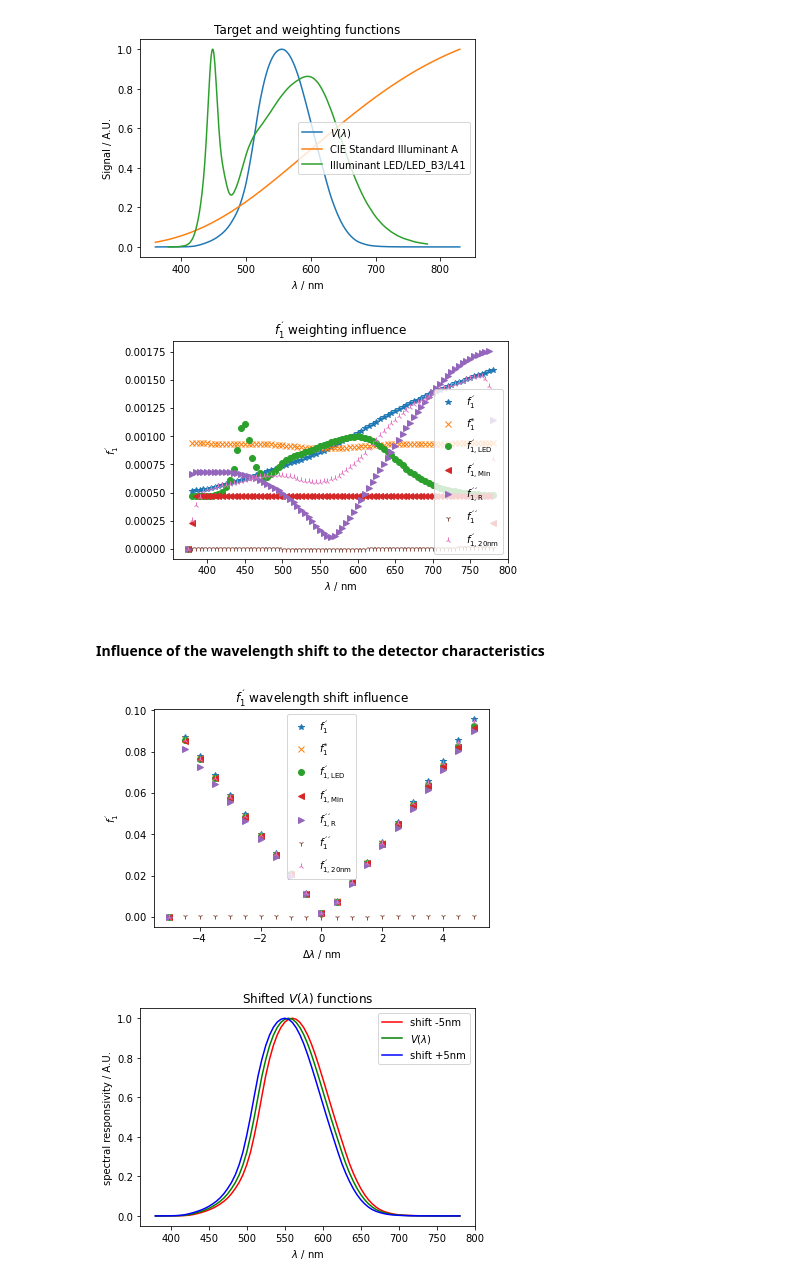
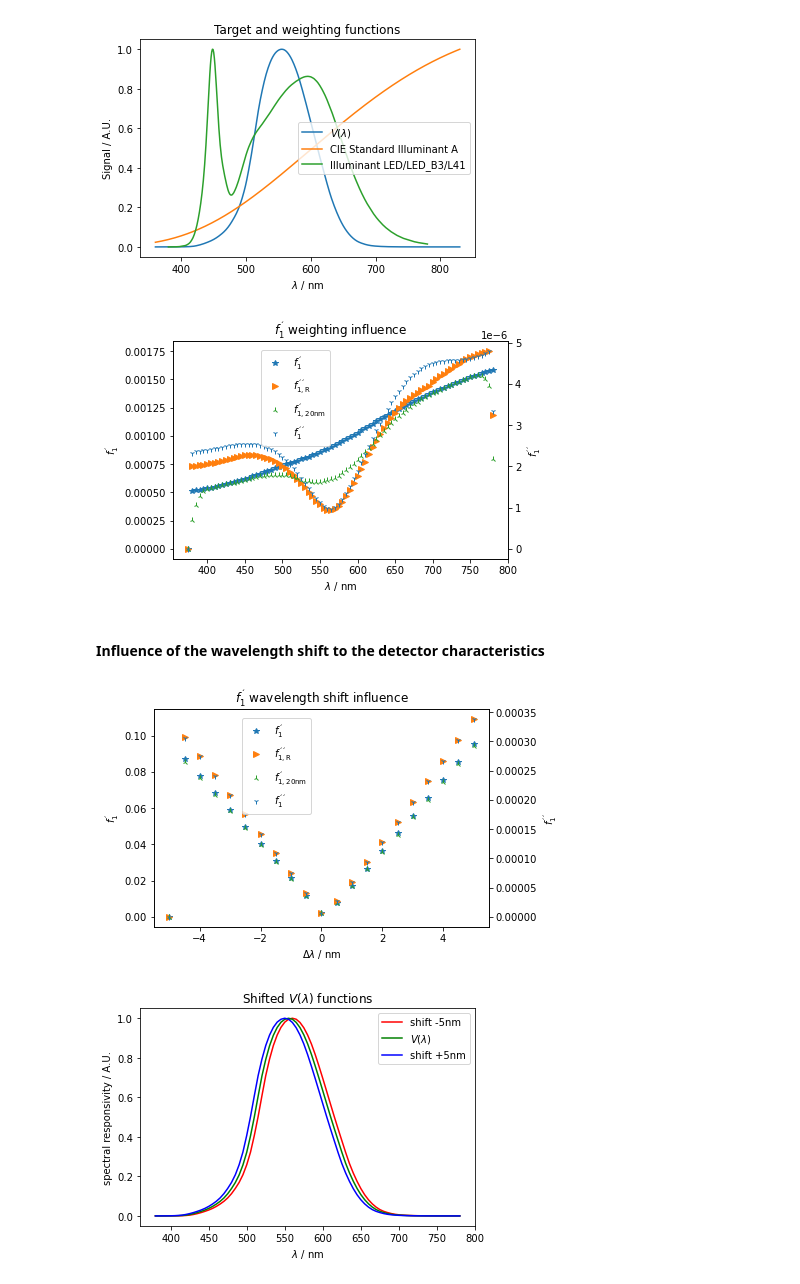
Before and after one commit to empir19nrm02/empir19nrm02, a Jupyter notebook: empir19nrm02/Jupyter/f1PrimeDetector.ipynb, the cells around one changed output. Saved outputs shown, nothing was run; the diff lists cells and outputs as text; code cells hidden in the pictures.

Commit message:
Updates to fit the f1primeprime implementation of AF

```diff
--- a/empir19nrm02/Jupyter/f1PrimeDetector.ipynb
+++ b/empir19nrm02/Jupyter/f1PrimeDetector.ipynb
@@ -267,15 +281,15 @@ pyplot.savefig('SMCF_Detector_f1Prime.png')
 # %% [markdown]
 ### Calculating all the different $f_{1}^{'}$ values.
 # %%
-dCutOff=0.003
+dCutOff=0.006
 
 f1pA=lx.spectral_mismatch_and_uncertainty.f1prime(vldetectors, S_C='A', cieobs='1931_2', s_target_index=2)
 f1pE=lx.spectral_mismatch_and_uncertainty.f1prime(vldetectors, S_C='E', cieobs='1931_2', s_target_index=2)
 f1pLED=lx.spectral_mismatch_and_uncertainty.f1prime(vldetectors, S_C='LED_B3', cieobs='1931_2', s_target_index=2)
 f1pA_py=py_f1PrimeGlx(vldetectors, strObserver='1931_2', iObserverOffset = 1, strWeighting='A', iMin=0, dCutOff=0., dBandWidth=0.)
 f1pAFMin=py_f1PrimeGlx(vldetectors, strObserver='1931_2', iObserverOffset = 1, strWeighting='A', iMin=1, dCutOff=0., dBandWidth=0.)
-f1pAFCutOffR=py_f1PrimeGlx(vldetectors, strObserver='1931_2', iObserverOffset = 1, strWeighting='A', iMin=0, dCutOff=-dCutOff, dBandWidth=0.)
-f1pp=py_f1PrimeGlx(vldetectors, strObserver='1931_2', iObserverOffset = 1, strWeighting='A', iMin=0, dCutOff=dCutOff, dBandWidth=0.)
+f1pAFCutOffR=py_f1PrimeGlx(vldetectors, strObserver='1931_2', iObserverOffset = 1, strWeighting='E', iMin=0, dCutOff=-dCutOff, dBandWidth=0.)
+f1pp=py_f1PrimeGlx(vldetectors, strObserver='1931_2', iObserverOffset = 1, strWeighting='E', iMin=0, dCutOff=dCutOff, dBandWidth=0.)
 f1pBW20nm=py_f1PrimeGlx(vldetectors, strObserver='1931_2', iObserverOffset = 1, strWeighting='A', iMin=0, dCutOff=0., dBandWidth=20.)
 # Combine the results in a vector
 f1pEval = np.vstack(( f1pA, f1pE, f1pLED, f1pAFMin, f1pAFCutOffR, f1pp, f1pBW20nm))
@@ -466,26 +551,32 @@ nf1pE=lx.spectral_mismatch_and_uncertainty.f1prime(VLDetectorNoise, S_C='E', cie
 nf1pLED=lx.spectral_mismatch_and_uncertainty.f1prime(VLDetectorNoise, S_C='LED_B3', cieobs='1931_2', s_target_index=2)
 nf1pA_py=py_f1PrimeGlx(VLDetectorNoise, strObserver='1931_2', iObserverOffset = 1, strWeighting='A', iMin=0, dCutOff=0., dBandWidth=0.)
 nf1pAFMin=py_f1PrimeGlx(VLDetectorNoise, strObserver='1931_2', iObserverOffset = 1, strWeighting='A', iMin=1, dCutOff=0., dBandWidth=0.)
-nf1pAFCutOffR=py_f1PrimeGlx(VLDetectorNoise, strObserver='1931_2', iObserverOffset = 1, strWeighting='A', iMin=0, dCutOff=-dCutOff, dBandWidth=0.)
-nf1pp=py_f1PrimeGlx(VLDetectorNoise, strObserver='1931_2', iObserverOffset = 1, strWeighting='A', iMin=0, dCutOff=dCutOff, dBandWidth=0.)
+nf1pAFCutOffR=py_f1PrimeGlx(VLDetectorNoise, strObserver='1931_2', iObserverOffset = 1, strWeighting='E', iMin=0, dCutOff=-dCutOff, dBandWidth=0.)
+nf1pp=py_f1PrimeGlx(VLDetectorNoise, strObserver='1931_2', iObserverOffset = 1, strWeighting='E', iMin=0, dCutOff=dCutOff, dBandWidth=0.)
 nf1pBW20nm=py_f1PrimeGlx(VLDetectorNoise, strObserver='1931_2', iObserverOffset = 1, strWeighting='A', iMin=0, dCutOff=0., dBandWidth=20.)
 # %%
 xRange = np.arange(375,780+1,5)
-pyplot.plot(xRange, nf1pA, '*', label='$f_{1}^{´}$')
-pyplot.plot(xRange, nf1pE, 'x', label='$f_{1}^{*}$')
-pyplot.plot(xRange, nf1pLED, 'o', label='$f_{1,\mathrm{LED}}^{´}$')
-pyplot.plot(xRange, nf1pAFMin, '<', label='$f_{1,\mathrm{Min}}^{´}$')
-pyplot.plot(xRange, nf1pAFCutOffR, '>', label='$f_{1, \mathrm{R}}^{´´}$')
-pyplot.plot(xRange, nf1pp, '1', label='$f_{1}^{´´}$')
-pyplot.plot(xRange, nf1pBW20nm, '2', label='$f_{1,\mathrm{20nm}}^{´}$')
+fig, ax1 = pyplot.subplots()
+ax2 = ax1.twinx()
 
-pyplot.xlabel('$\lambda$ / nm')
-pyplot.ylabel('$f_{1}^{´}$')
+ax1.plot(xRange, nf1pA, '*', label='$f_{1}^{´}$')
+#pyplot.plot(xRange, nf1pE, 'x', label='$f_{1}^{*}$')
+#pyplot.plot(xRange, nf1pLED, 'o', label='$f_{1,\mathrm{LED}}^{´}$')
+#pyplot.plot(xRange, nf1pAFMin, '<', label='$f_{1,\mathrm{Min}}^{´}$')
+ax1.plot(xRange, nf1pAFCutOffR, '>', label='$f_{1, \mathrm{R}}^{´´}$')
+ax1.plot(xRange, nf1pBW20nm, '2', label='$f_{1,\mathrm{20nm}}^{´}$')
+ax2.plot(xRange, nf1pp, '1', label='$f_{1}^{´´}$')
+
+ax1.set_xlabel('$\lambda$ / nm')
+ax1.set_ylabel('$f_{1}^{´}$')
+ax2.set_ylabel('$f_{1}^{´´}$')
 pyplot.title('$f_{1}^{´}$ weighting influence')
-pyplot.legend()
+lines_labels = [ax.get_legend_handles_labels() for ax in fig.axes]
+lines, labels = [sum(lol, []) for lol in zip(*lines_labels)]
+fig.legend(lines, labels, loc='lower right', bbox_to_anchor=(0.5, 0.5))
 pyplot.savefig('weighting influence.png')
 # %% [output]
-[figure, old version]
+[figure, new version]
 # %% [markdown]
 #### Influence of the wavelength shift to the detector characteristics
 # %%
@@ -496,27 +587,33 @@ sf1pE=lx.spectral_mismatch_and_uncertainty.f1prime(VLDetectorShift, S_C='E', cie
 sf1pLED=lx.spectral_mismatch_and_uncertainty.f1prime(VLDetectorShift, S_C='LED_B3', cieobs='1931_2', s_target_index=2)
 sf1pA_py=py_f1PrimeGlx(VLDetectorShift, strObserver='1931_2', iObserverOffset = 1, strWeighting='A', iMin=0, dCutOff=0., dBandWidth=0.)
 sf1pAFMin=py_f1PrimeGlx(VLDetectorShift, strObserver='1931_2', iObserverOffset = 1, strWeighting='A', iMin=1, dCutOff=0., dBandWidth=0.)
-sf1pAFCutOffR=py_f1PrimeGlx(VLDetectorShift, strObserver='1931_2', iObserverOffset = 1, strWeighting='A', iMin=0, dCutOff=-dCutOff, dBandWidth=0.)
-sf1pp=py_f1PrimeGlx(VLDetectorShift, strObserver='1931_2', iObserverOffset = 1, strWeighting='A', iMin=0, dCutOff=dCutOff, dBandWidth=0.)
+sf1pAFCutOffR=py_f1PrimeGlx(VLDetectorShift, strObserver='1931_2', iObserverOffset = 1, strWeighting='E', iMin=0, dCutOff=-dCutOff, dBandWidth=0.)
+sf1pp=py_f1PrimeGlx(VLDetectorShift, strObserver='1931_2', iObserverOffset = 1, strWeighting='E', iMin=0, dCutOff=dCutOff, dBandWidth=0.)
 sf1pBW20nm=py_f1PrimeGlx(VLDetectorShift, strObserver='1931_2', iObserverOffset = 1, strWeighting='A', iMin=0, dCutOff=0., dBandWidth=20.)
+
+fig, ax1 = pyplot.subplots()
+ax2 = ax1.twinx()
 
 xRange = np.arange(-5,5+0.2,0.1)
 subPlot = 5
-pyplot.plot(xRange[::subPlot], sf1pA[::subPlot], '*', label='$f_{1}^{´}$')
-pyplot.plot(xRange[::subPlot], sf1pE[::subPlot], 'x', label='$f_{1}^{*}$')
-pyplot.plot(xRange[::subPlot], sf1pLED[::subPlot], 'o', label='$f_{1,\mathrm{LED}}^{´}$')
-pyplot.plot(xRange[::subPlot], sf1pAFMin[::subPlot], '<', label='$f_{1,\mathrm{Min}}^{´}$')
-pyplot.plot(xRange[::subPlot], sf1pAFCutOffR[::subPlot], '>', label='$f_{1, \mathrm{R}}^{´´}$')
-pyplot.plot(xRange[::subPlot], sf1pp[::subPlot], '1', label='$f_{1}^{´´}$')
-pyplot.plot(xRange[::subPlot], sf1pBW20nm[::subPlot], '2', label='$f_{1,\mathrm{20nm}}^{´}$')
+ax1.plot(xRange[::subPlot], sf1pA[::subPlot], '*', label='$f_{1}^{´}$')
+#pyplot.plot(xRange[::subPlot], sf1pE[::subPlot], 'x', label='$f_{1}^{*}$')
+#pyplot.plot(xRange[::subPlot], sf1pLED[::subPlot], 'o', label='$f_{1,\mathrm{LED}}^{´}$')
+#pyplot.plot(xRange[::subPlot], sf1pAFMin[::subPlot], '<', label='$f_{1,\mathrm{Min}}^{´}$')
+ax1.plot(xRange[::subPlot], sf1pAFCutOffR[::subPlot], '>', label='$f_{1, \mathrm{R}}^{´´}$')
+ax1.plot(xRange[::subPlot], sf1pBW20nm[::subPlot], '2', label='$f_{1,\mathrm{20nm}}^{´}$')
+ax2.plot(xRange[::subPlot], sf1pp[::subPlot], '1', label='$f_{1}^{´´}$')
 
-pyplot.xlabel('$\Delta\lambda$ / nm')
-pyplot.ylabel('$f_{1}^{´}$')
+ax1.set_xlabel('$\Delta\lambda$ / nm')
+ax1.set_ylabel('$f_{1}^{´}$')
+ax2.set_ylabel('$f_{1}^{´´}$')
 pyplot.title('$f_{1}^{´}$ wavelength shift influence')
-pyplot.legend()
+lines_labels = [ax.get_legend_handles_labels() for ax in fig.axes]
+lines, labels = [sum(lol, []) for lol in zip(*lines_labels)]
+fig.legend(lines, labels, loc='lower right', bbox_to_anchor=(0.5, 0.5))
 pyplot.savefig('f1Prime_Sens_WLShift.png')
 # %% [output]
-[figure, old version]
+[figure, new version]
 # %%
 VLDetectorNumber = VLDetectorShift.shape[0]
 pyplot.plot(VLDetectorShift[0,:], VLDetectorShift[2,:], 'r-', label='shift -5nm')
```
Also changed, not shown: parts of 53 cells of this notebook, 3 other files.
